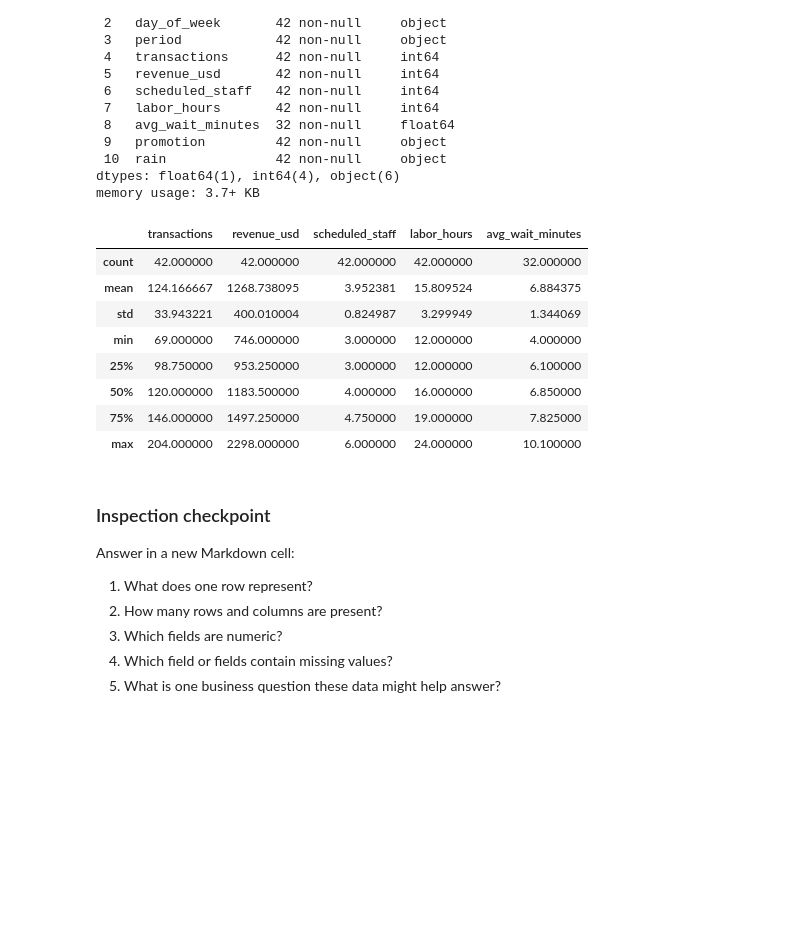
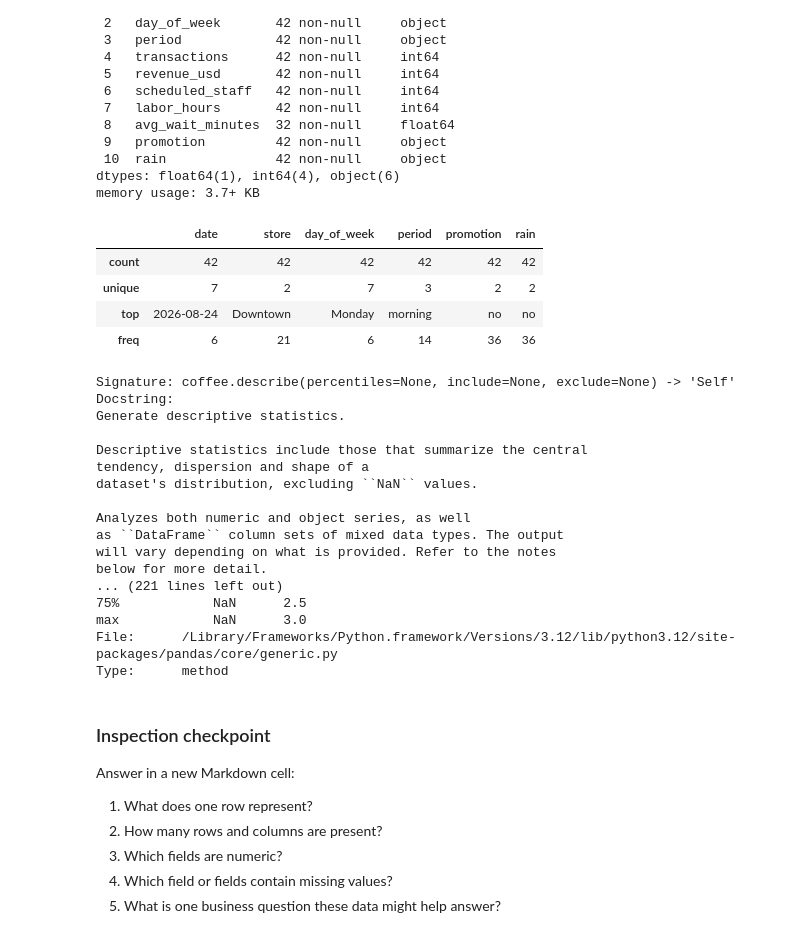
Before and after one commit to jfkoehler/bootcamp_fa_26, a Jupyter notebook: class03.ipynb, the cells around one changed output. Saved outputs shown, nothing was run; the diff lists cells and outputs as text; code cells hidden in the pictures; blank space fills up the shorter version.

```diff
--- a/class03.ipynb
+++ b/class03.ipynb
@@ -446,17 +469,33 @@ Data columns (total 11 columns):
 dtypes: float64(1), int64(4), object(6)
 memory usage: 3.7+ KB
 # %%
-coffee.describe()
+coffee.describe(include = "object")
 # %% [output]
-|  | transactions | revenue_usd | scheduled_staff | labor_hours | avg_wait_minutes |
-| count | 42.000000 | 42.000000 | 42.000000 | 42.000000 | 32.000000 |
-| mean | 124.166667 | 1268.738095 | 3.952381 | 15.809524 | 6.884375 |
-| std | 33.943221 | 400.010004 | 0.824987 | 3.299949 | 1.344069 |
-| min | 69.000000 | 746.000000 | 3.000000 | 12.000000 | 4.000000 |
-| 25% | 98.750000 | 953.250000 | 3.000000 | 12.000000 | 6.100000 |
-| 50% | 120.000000 | 1183.500000 | 4.000000 | 16.000000 | 6.850000 |
-| 75% | 146.000000 | 1497.250000 | 4.750000 | 19.000000 | 7.825000 |
-| max | 204.000000 | 2298.000000 | 6.000000 | 24.000000 | 10.100000 |
+|  | date | store | day_of_week | period | promotion | rain |
+| count | 42 | 42 | 42 | 42 | 42 | 42 |
+| unique | 7 | 2 | 7 | 3 | 2 | 2 |
+| top | 2026-08-24 | Downtown | Monday | morning | no | no |
+| freq | 6 | 21 | 6 | 14 | 36 | 36 |
+# %%
+coffee.describe?
+# %% [output]
+Signature: coffee.describe(percentiles=None, include=None, exclude=None) -> 'Self'
+Docstring:
+Generate descriptive statistics.
+
+Descriptive statistics include those that summarize the central
+tendency, dispersion and shape of a
+dataset's distribution, excluding ``NaN`` values.
+
+Analyzes both numeric and object series, as well
+as ``DataFrame`` column sets of mixed data types. The output
+will vary depending on what is provided. Refer to the notes
+below for more detail.
+... (221 lines left out)
+75%            NaN      2.5
+max            NaN      3.0
+File:      /Library/Frameworks/Python.framework/Versions/3.12/lib/python3.12/site-packages/pandas/core/generic.py
+Type:      method
 # %% [markdown]
 ### Inspection checkpoint
 
```
Also changed, not shown: parts of 12 cells of this notebook, 6 other files.
